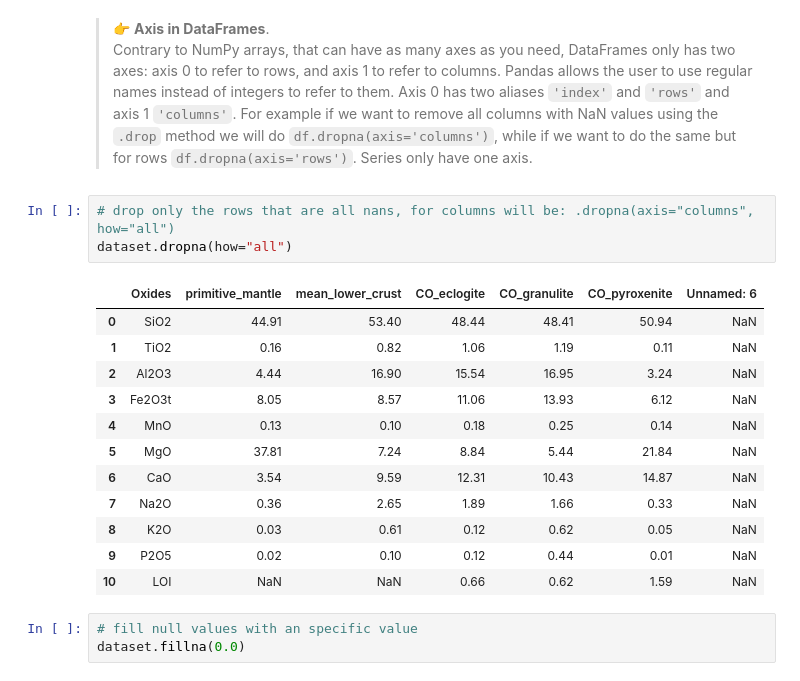
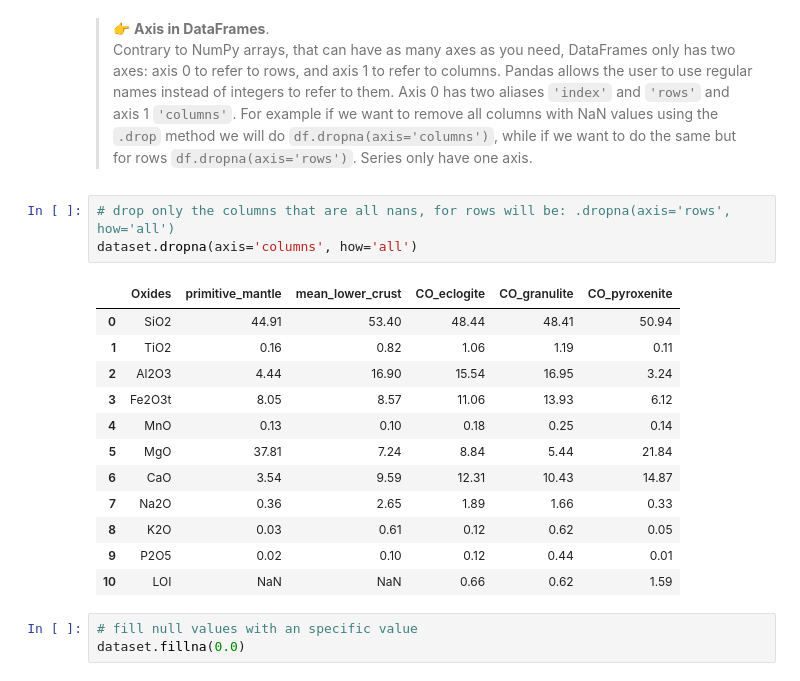
Before and after one commit to marcoalopez/Python_course, a Jupyter notebook: notebooks/Pandas_walkthrough.ipynb, the cells around one changed output. Cells and saved outputs as stored; diff of their text form.

```diff
--- a/notebooks/Pandas_walkthrough.ipynb
+++ b/notebooks/Pandas_walkthrough.ipynb
@@ -268,21 +268,21 @@ dataset.dropna(axis='columns')
 > 👉 **Axis in DataFrames**.
 > Contrary to NumPy arrays, that can have as many axes as you need, DataFrames only has two axes: axis 0 to refer to rows, and axis 1 to refer to columns. Pandas allows the user to use regular names instead of integers to refer to them. Axis 0 has two aliases ``'index'`` and ``'rows'`` and axis 1 ``'columns'``. For example if we want to remove all columns with NaN values using the ``.drop`` method we will do ``df.dropna(axis='columns')``, while if we want to do the same but for rows ``df.dropna(axis='rows')``. Series only have one axis.
 # %%
-# drop only the rows that are all nans, for columns will be: .dropna(axis="columns", how="all")
-dataset.dropna(how="all")
+# drop only the columns that are all nans, for rows will be: .dropna(axis='rows', how='all')
+dataset.dropna(axis='columns', how='all')
 # %% [output]
-|  | Oxides | primitive_mantle | mean_lower_crust | CO_eclogite | CO_granulite | CO_pyroxenite | Unnamed: 6 |
-| 0 | SiO2 | 44.91 | 53.40 | 48.44 | 48.41 | 50.94 | NaN |
-| 1 | TiO2 | 0.16 | 0.82 | 1.06 | 1.19 | 0.11 | NaN |
-| 2 | Al2O3 | 4.44 | 16.90 | 15.54 | 16.95 | 3.24 | NaN |
-| 3 | Fe2O3t | 8.05 | 8.57 | 11.06 | 13.93 | 6.12 | NaN |
-| 4 | MnO | 0.13 | 0.10 | 0.18 | 0.25 | 0.14 | NaN |
-| 5 | MgO | 37.81 | 7.24 | 8.84 | 5.44 | 21.84 | NaN |
-| 6 | CaO | 3.54 | 9.59 | 12.31 | 10.43 | 14.87 | NaN |
-| 7 | Na2O | 0.36 | 2.65 | 1.89 | 1.66 | 0.33 | NaN |
-| 8 | K2O | 0.03 | 0.61 | 0.12 | 0.62 | 0.05 | NaN |
-| 9 | P2O5 | 0.02 | 0.10 | 0.12 | 0.44 | 0.01 | NaN |
-| 10 | LOI | NaN | NaN | 0.66 | 0.62 | 1.59 | NaN |
+|  | Oxides | primitive_mantle | mean_lower_crust | CO_eclogite | CO_granulite | CO_pyroxenite |
+| 0 | SiO2 | 44.91 | 53.40 | 48.44 | 48.41 | 50.94 |
+| 1 | TiO2 | 0.16 | 0.82 | 1.06 | 1.19 | 0.11 |
+| 2 | Al2O3 | 4.44 | 16.90 | 15.54 | 16.95 | 3.24 |
+| 3 | Fe2O3t | 8.05 | 8.57 | 11.06 | 13.93 | 6.12 |
+| 4 | MnO | 0.13 | 0.10 | 0.18 | 0.25 | 0.14 |
+| 5 | MgO | 37.81 | 7.24 | 8.84 | 5.44 | 21.84 |
+| 6 | CaO | 3.54 | 9.59 | 12.31 | 10.43 | 14.87 |
+| 7 | Na2O | 0.36 | 2.65 | 1.89 | 1.66 | 0.33 |
+| 8 | K2O | 0.03 | 0.61 | 0.12 | 0.62 | 0.05 |
+| 9 | P2O5 | 0.02 | 0.10 | 0.12 | 0.44 | 0.01 |
+| 10 | LOI | NaN | NaN | 0.66 | 0.62 | 1.59 |
 # %%
 # fill null values with an specific value
 dataset.fillna(0.0)
```
Also changed, not shown: parts of 12 cells of this notebook.
